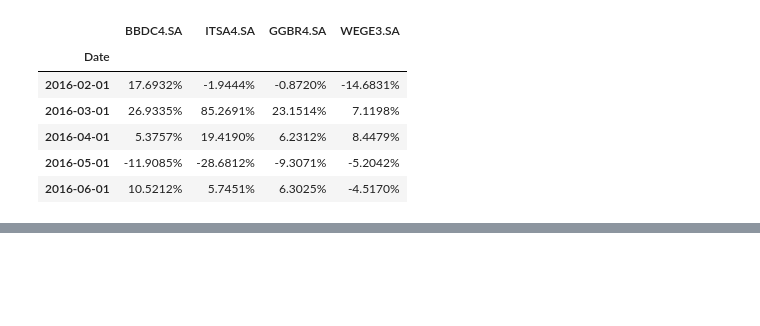
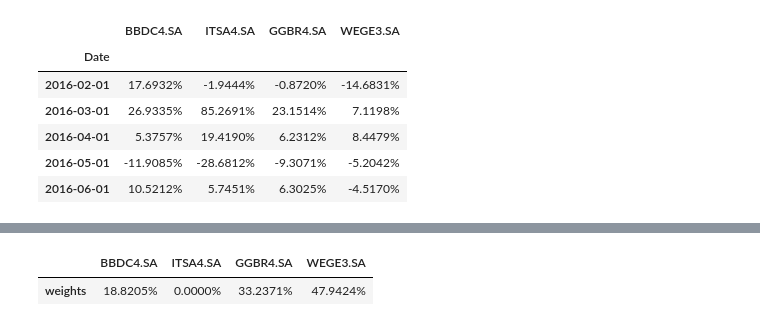
Before and after one commit to furlancad/PythonFinancas, a Jupyter notebook: Seleção_de_Carteira_e_Teoria_de_Markowitz.ipynb, the cells around one changed output, grey strips where cells are left out. Drawn from its saved outputs; the diff is of its cells as text; code cells hidden in the pictures; blank space fills up the shorter version.

```diff
--- a/Seleção_de_Carteira_e_Teoria_de_Markowitz.ipynb
+++ b/Seleção_de_Carteira_e_Teoria_de_Markowitz.ipynb
@@ -257,0 +120,30 @@ IndentationError: expected an indented block after 'for' statement on line 13 (<
+# %%
+# Construindo o objeto de portfólio
+port = rp.Portfolio(returns = Y)
+
+# Calculando o portfólio ótimo
+# Selecionar método e estimar parâmetros de entrada:
+method_mu = 'hist' # Método para estimar retornos esperados com base em dados históricos.
+method_cov = 'hist' # Método para estimar a matriz de covariancia com base em dados historicos.
+
+# Cria os inputs
+port.assets_stats(method_mu = method_mu, method_cov = method_cov)
+
+# Estimando o portfólio ótimo:
+model = 'Classic' # Pode ser Classic (histórico), BL (Black Litterman) ou FM (Modelo de Fatores)
+rm = 'MV' # Medida de risco usada, mean-variance. Ha possibilidade de diversas outras medidas de risco, checar documentacao.
+obj = 'MinRisk' # Funcão objetivo, pode ser MinRisk, MaxRet, Utility ou Sharpe
+hist = True # Usar cenários históricos para medidas de risco que dependem de cenários
+rf = 0 # Taxa livre de risco
+l = 0 # Fator de aversão ao risco, útil apenas quando obj é 'Utility'
+
+# Otimização do portfólio
+w = port.optimization(model = model, rm = rm, obj = obj, rf = rf, l = l, hist = hist)
+
+# Verifica os pesos
+display(w.T)
+
+#----------------------------------------------------------------------------------------------#
+# %% [output]
+|  | BBDC4.SA | ITSA4.SA | GGBR4.SA | WEGE3.SA |
+| weights | 18.8205% | 0.0000% | 33.2371% | 47.9424% |
```
Also changed, not shown: parts of 5 cells of this notebook.
